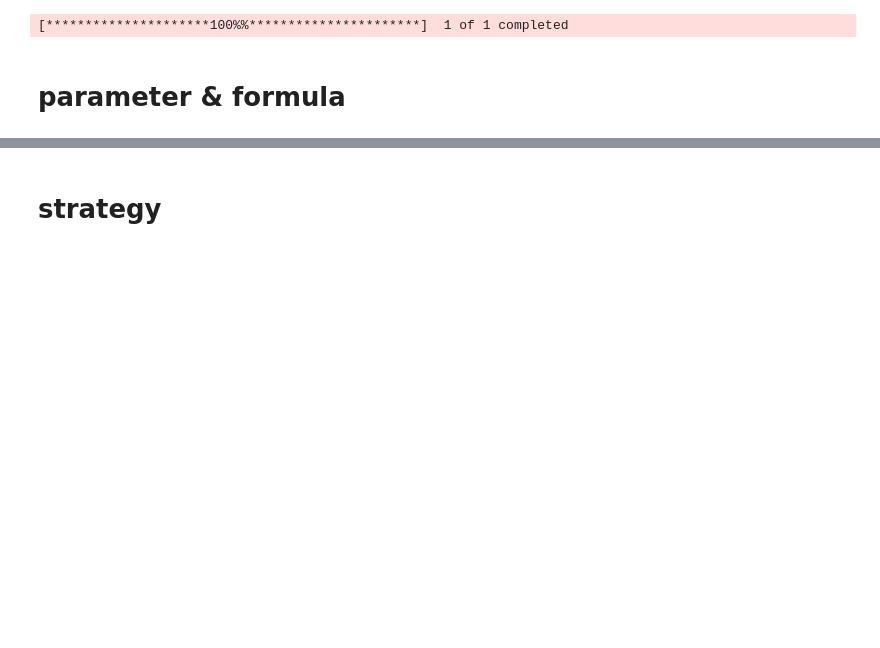
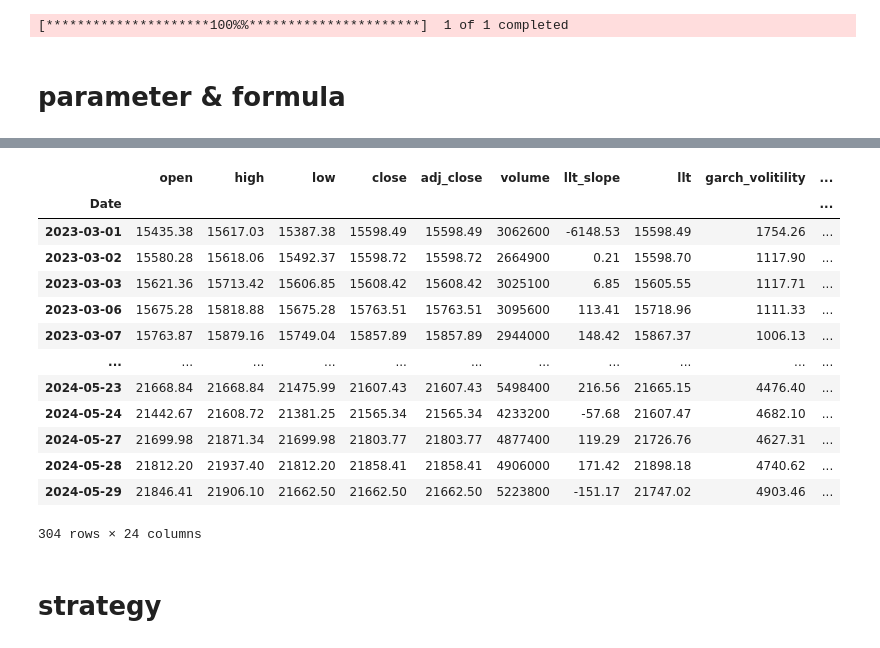
Before and after one commit to Xin95172/Quant_idea, a Jupyter notebook: llt.ipynb, the cells around one changed output, grey strips where cells are left out. Drawn from its saved outputs; the diff is of its cells as text; code cells hidden in the pictures; blank space fills up the shorter version.

```diff
--- a/llt.ipynb
+++ b/llt.ipynb
@@ -102,3 +112,20 @@ model or by setting rescale=False.
+# %%
+df
+# %% [output]
+|  | open | high | low | close | adj_close | volume | llt_slope | llt | garch_volitility | ... |
+| Date |  |  |  |  |  |  |  |  |  | ... |
+| 2023-03-01 | 15435.38 | 15617.03 | 15387.38 | 15598.49 | 15598.49 | 3062600 | -6148.53 | 15598.49 | 1754.26 | ... |
+| 2023-03-02 | 15580.28 | 15618.06 | 15492.37 | 15598.72 | 15598.72 | 2664900 | 0.21 | 15598.70 | 1117.90 | ... |
+| 2023-03-03 | 15621.36 | 15713.42 | 15606.85 | 15608.42 | 15608.42 | 3025100 | 6.85 | 15605.55 | 1117.71 | ... |
+| 2023-03-06 | 15675.28 | 15818.88 | 15675.28 | 15763.51 | 15763.51 | 3095600 | 113.41 | 15718.96 | 1111.33 | ... |
+| 2023-03-07 | 15763.87 | 15879.16 | 15749.04 | 15857.89 | 15857.89 | 2944000 | 148.42 | 15867.37 | 1006.13 | ... |
+| ... | ... | ... | ... | ... | ... | ... | ... | ... | ... | ... |
+| 2024-05-23 | 21668.84 | 21668.84 | 21475.99 | 21607.43 | 21607.43 | 5498400 | 216.56 | 21665.15 | 4476.40 | ... |
+| 2024-05-24 | 21442.67 | 21608.72 | 21381.25 | 21565.34 | 21565.34 | 4233200 | -57.68 | 21607.47 | 4682.10 | ... |
+| 2024-05-27 | 21699.98 | 21871.34 | 21699.98 | 21803.77 | 21803.77 | 4877400 | 119.29 | 21726.76 | 4627.31 | ... |
+| 2024-05-28 | 21812.20 | 21937.40 | 21812.20 | 21858.41 | 21858.41 | 4906000 | 171.42 | 21898.18 | 4740.62 | ... |
+| 2024-05-29 | 21846.41 | 21906.10 | 21662.50 | 21662.50 | 21662.50 | 5223800 | -151.17 | 21747.02 | 4903.46 | ... |
+304 rows × 24 columns
 # %% [markdown]
 # strategy
 # %% [markdown]
```
Also changed, not shown: parts of 3 cells of this notebook.
